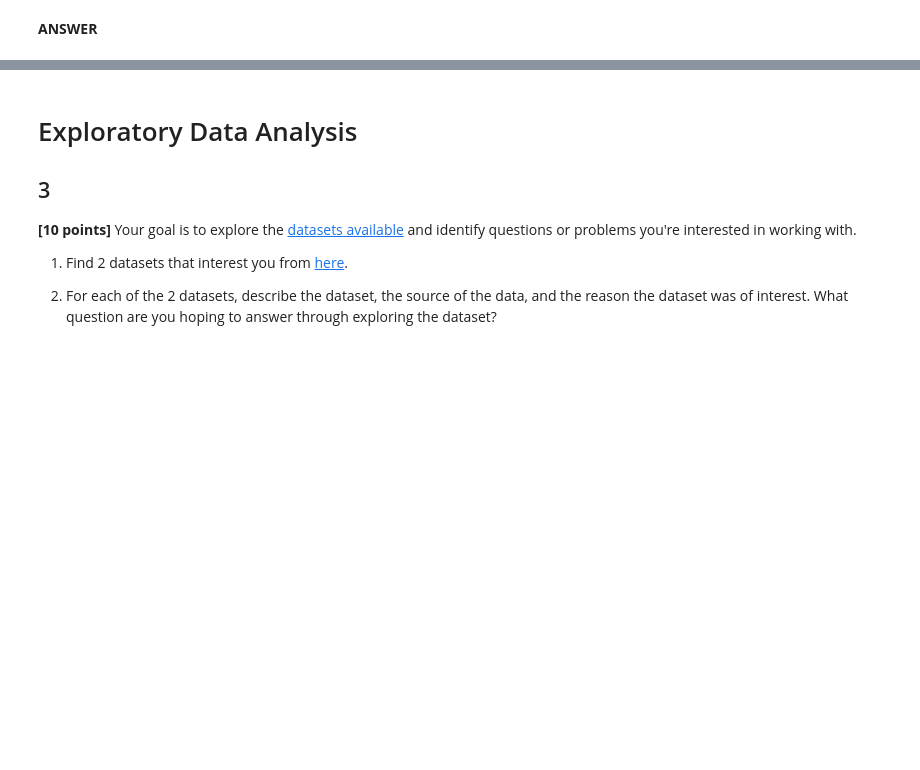
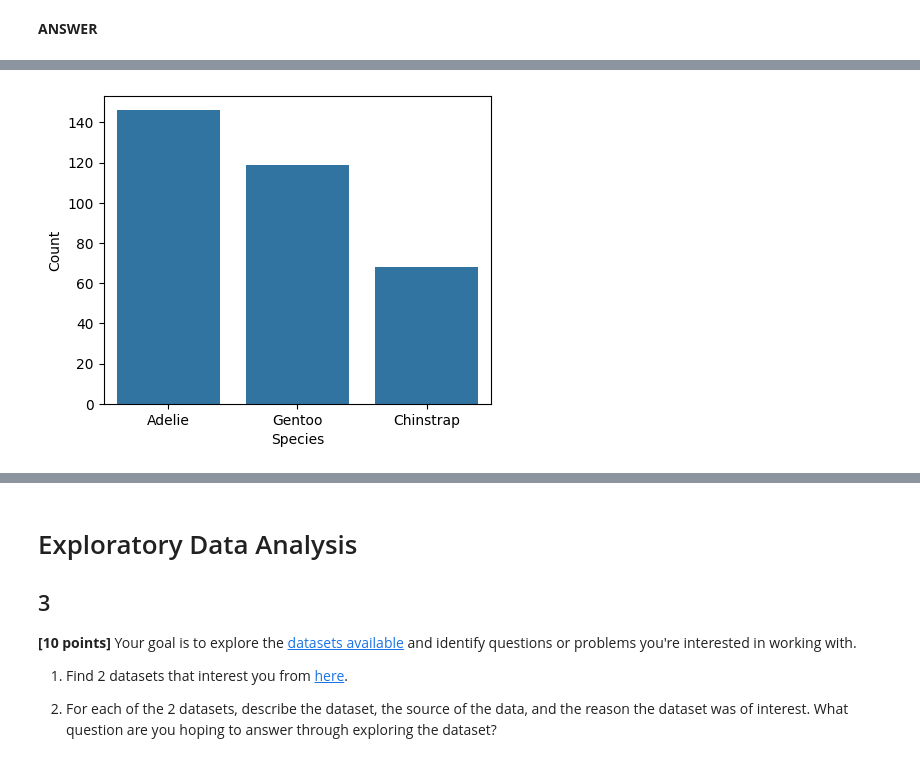
Before and after one commit to PHSX-bond/218-PHSX-_25, a Jupyter notebook: assignments/assignment_1.ipynb, the cells around one changed output, grey strips where cells are left out. Cells and saved outputs as stored; diff of their text form; code cells hidden in the pictures; blank space fills up the shorter version.

```diff
--- a/assignments/assignment_1.ipynb
+++ b/assignments/assignment_1.ipynb
@@ -350,0 +367,8 @@ _The following questions are work 5 points each._
+# %%
+plt.figure(figsize=(5, 4))
+sns.countplot(data=penguins_cleaned, x='species')
+plt.xlabel('Species')
+plt.ylabel('Count')
+plt.show()
+# %% [output]
+[figure, added]
```
Also changed, not shown: parts of 22 cells of this notebook.
